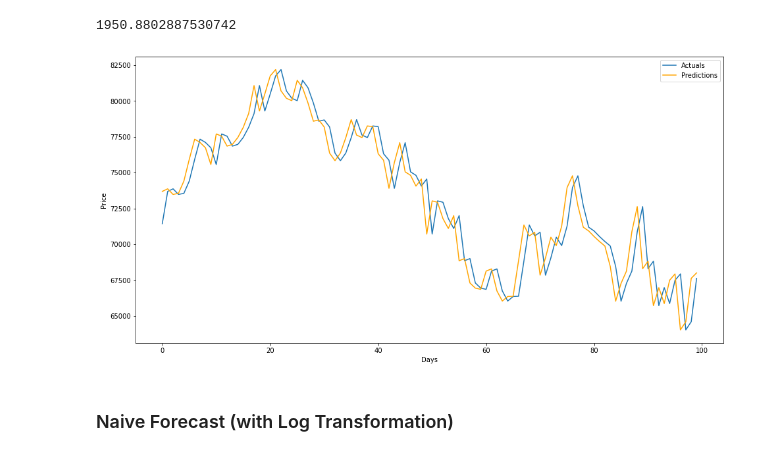
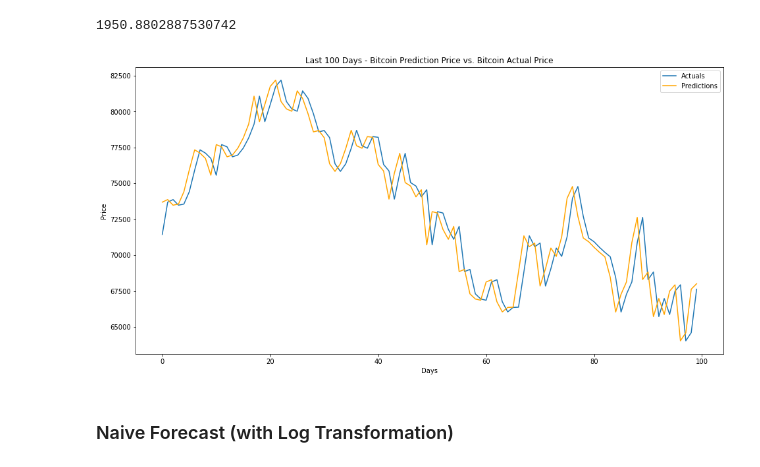
Before and after one commit to keithotuomagie/bitcoin_ts, a Jupyter notebook: notebook.ipynb, the cells around one changed output. Drawn from its saved outputs; the diff is of its cells as text; code cells hidden in the pictures.

Commit message:
Modeling | Naive Forecast

```diff
--- a/notebook.ipynb
+++ b/notebook.ipynb
@@ -300,9 +300,9 @@ bitcoin_df_naive.head()
 | 4527 | 2014-01-08 | 842.72 |
 | 4526 | 2014-01-09 | 846.86 |
 # %%
-# Creating a new column 'Price_Lag'
+# Creating a new column 'Price_Previous'
 
-bitcoin_df_naive['Price_Lag'] = bitcoin_df_naive['Price'].shift(1)
+bitcoin_df_naive['Price_Previous'] = bitcoin_df_naive['Price'].shift(1)
 # %%
 # Examining the new column 'Price_Lag'
 
@@ -349,7 +349,7 @@ X_train_naive, y_train_naive = new_train_naive['Price_Lag'], new_train_naive['Pr
 # %%
 # Creating the X-test and y-test from the test set
 
-X_test_naive, y_test_naive = new_test_naive['Price_Lag'], new_test_naive['Price']
+X_test_naive, y_test_naive = new_test_naive['Price_Previous'], new_test_naive['Price']
 # %%
 # Examining the 'X_test' set
 
@@ -383,19 +383,20 @@ rmse_naive
 # %%
 # Plotting the predictions, or 'X_test_naive', against the actual results, or 'y_test_naive'
 
 # Examining a plot of the last 100 observations
 
 plt.figure(figsize=(16,8)) # Width, Height in Inches
 
 plt.plot(y_test_naive[-100:], label='Actuals') # Can also use 'y_test_naive[260:360]' to examine the last 100 observations
 plt.plot(X_test_naive[-100:], color='orange', label='Predictions') # Can also use 'X_test_naive[260:360]' to examine the last 100 observations
 
+plt.title("Last 100 Days - Bitcoin Prediction Price vs. Bitcoin Actual Price")
 plt.xlabel("Days")
 plt.ylabel("Price")
 plt.legend()
 plt.show()
 # %% [output]
-[figure, old version]
+[figure, new version]
 # %% [markdown]
 ### Naive Forecast (with Log Transformation) ###
 # %%
```
Also changed, not shown: parts of 6 cells of this notebook.
